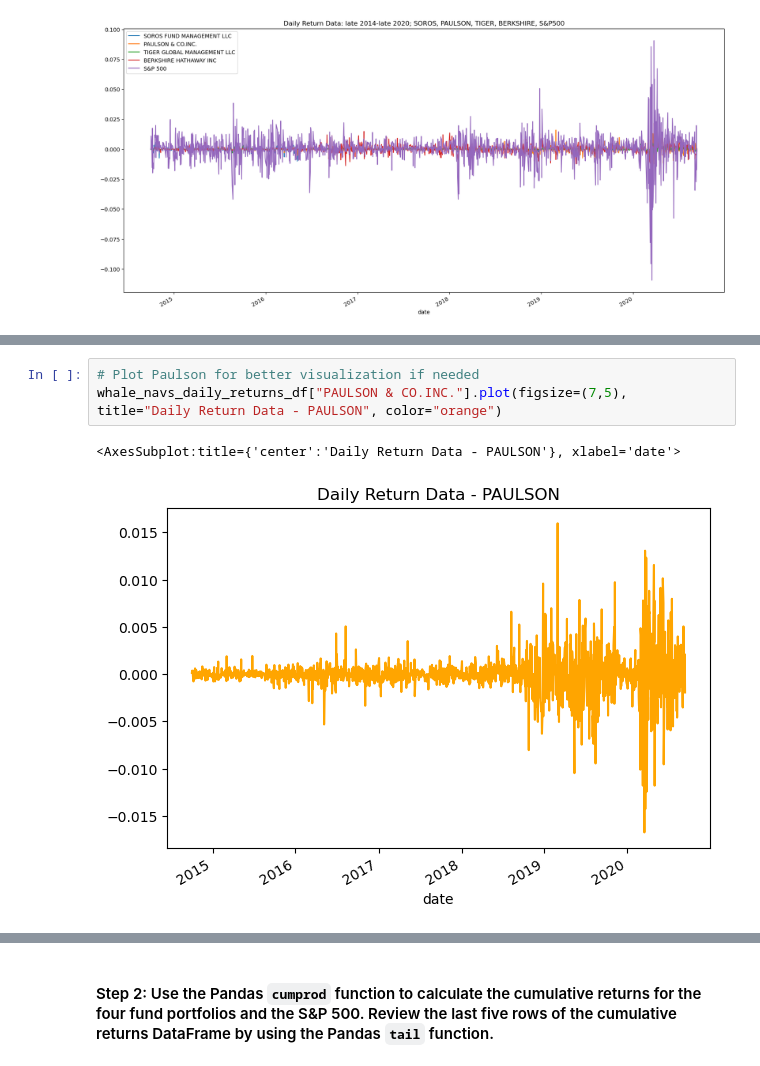
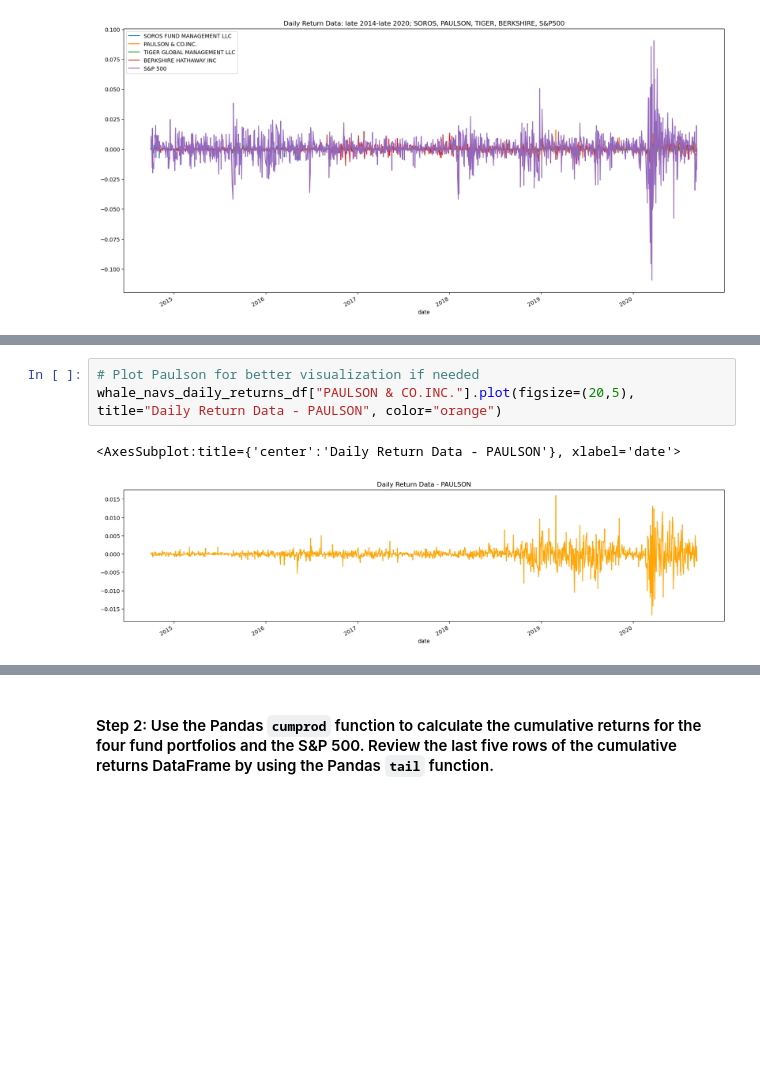
Before and after one commit to djohnst914/Risk_Analysis_Investment_Opportunities, a Jupyter notebook: risk_return_analysis.ipynb, the cells around one changed output, grey strips where cells are left out. Saved outputs shown, nothing was run; the diff lists cells and outputs as text; blank space fills up the shorter version.

```diff
--- a/risk_return_analysis.ipynb
+++ b/risk_return_analysis.ipynb
@@ -170,8 +170,8 @@ whale_navs_daily_returns_df["SOROS FUND MANAGEMENT LLC"].plot(figsize=(7,5), tit
 # %%
 # Plot Paulson for better visualization if needed
-whale_navs_daily_returns_df["PAULSON & CO.INC."].plot(figsize=(7,5), title="Daily Return Data - PAULSON", color="orange")
+whale_navs_daily_returns_df["PAULSON & CO.INC."].plot(figsize=(20,5), title="Daily Return Data - PAULSON", color="orange")
 # %% [output]
 <AxesSubplot:title={'center':'Daily Return Data - PAULSON'}, xlabel='date'>
-[figure, old version]
+[figure, new version]
 # %%
 # Plot Tiger for better visualization if needed
```
Also changed, not shown: parts of 8 cells of this notebook.
